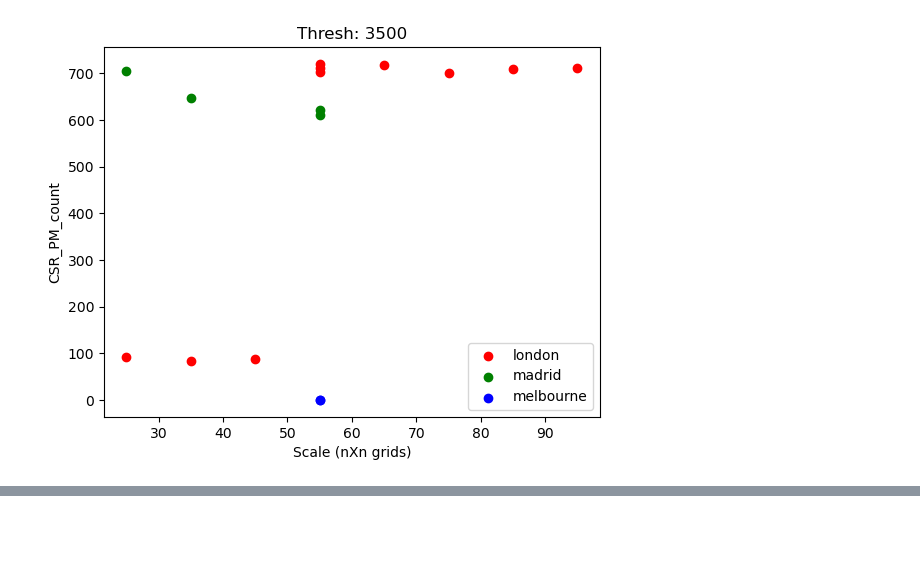
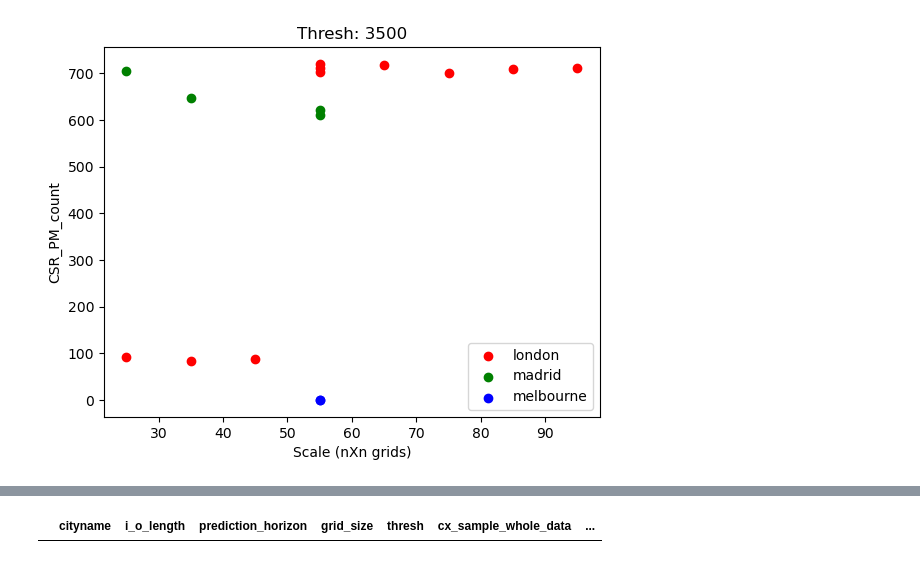
Before and after one commit to mie-lab/Complexity-Aware-Traffic-Prediction, a Jupyter notebook: exploration/CATP/plotting/analyse_PM_back_to_basics.ipynb, the cells around one changed output, grey strips where cells are left out. Cells and saved outputs as stored; diff of their text form; code cells hidden in the pictures; blank space fills up the shorter version.

```diff
--- a/exploration/CATP/plotting/analyse_PM_back_to_basics.ipynb
+++ b/exploration/CATP/plotting/analyse_PM_back_to_basics.ipynb
@@ -144,0 +179,4 @@ for thresh in [100]:
+# %%
+filtered_rows
+# %% [output]
+|  | cityname | i_o_length | prediction_horizon | grid_size | thresh | cx_sample_whole_data | ... |
```
Also changed, not shown: parts of 7 cells of this notebook, 40 other files.
